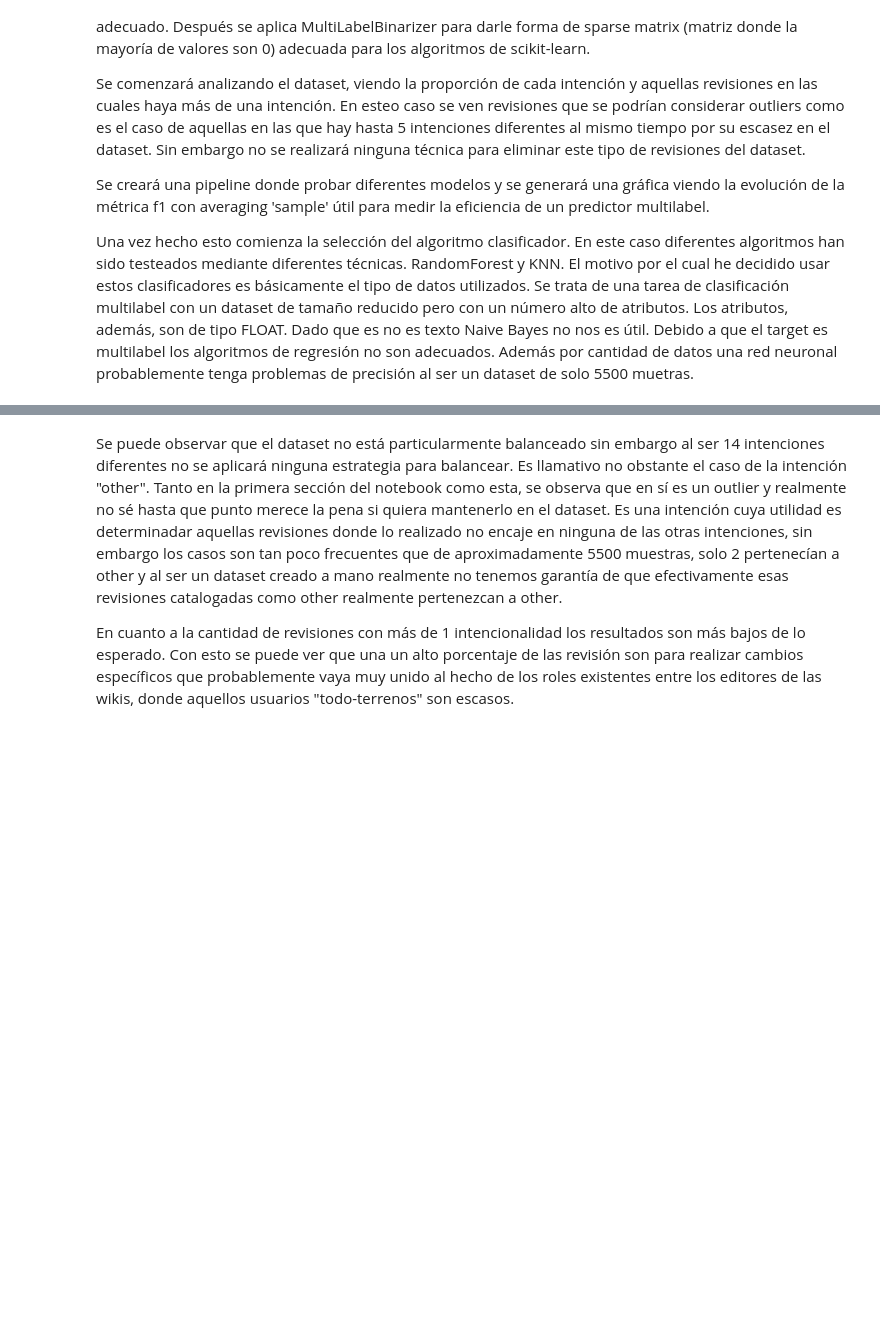
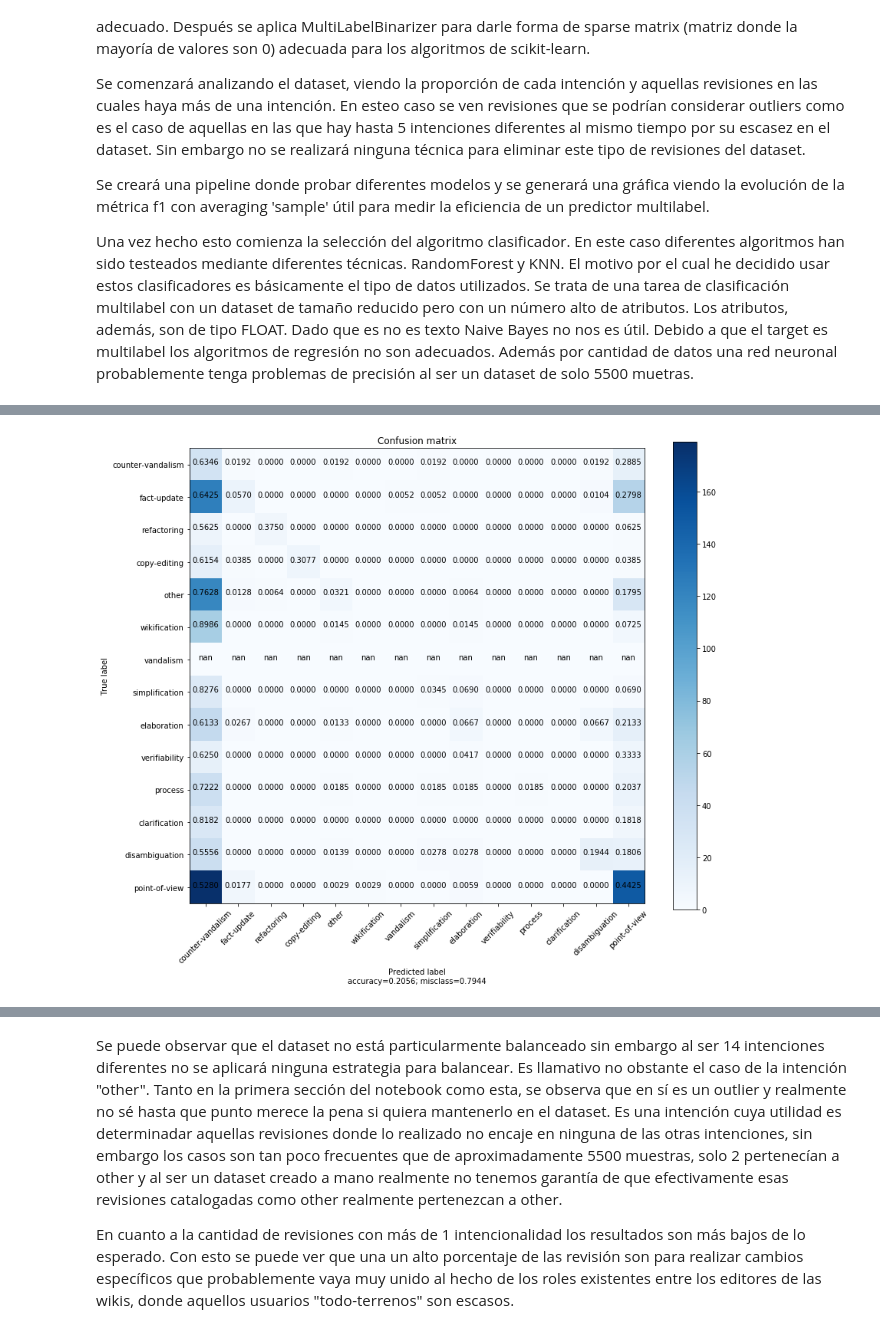
Before and after one commit to ignacioGarsami/Wiki_Semantic_Intention, a Jupyter notebook: pred_src/predictive_step.ipynb, the cells around one changed output, grey strips where cells are left out. Cells and saved outputs as stored; diff of their text form; code cells hidden in the pictures; blank space fills up the shorter version.

```diff
--- a/pred_src/predictive_step.ipynb
+++ b/pred_src/predictive_step.ipynb
@@ -1068,0 +1174,6 @@ plt.show()
+# %%
+cm_ML_KNN = confusion_matrix(y_test.argmax(axis=1), y_pred.toarray().argmax(axis=1))
+
+plot_confusion_matrix(cm_ML_KNN, intentions)
+# %% [output]
+[figure, added]
```
Also changed, not shown: parts of 20 cells of this notebook.
